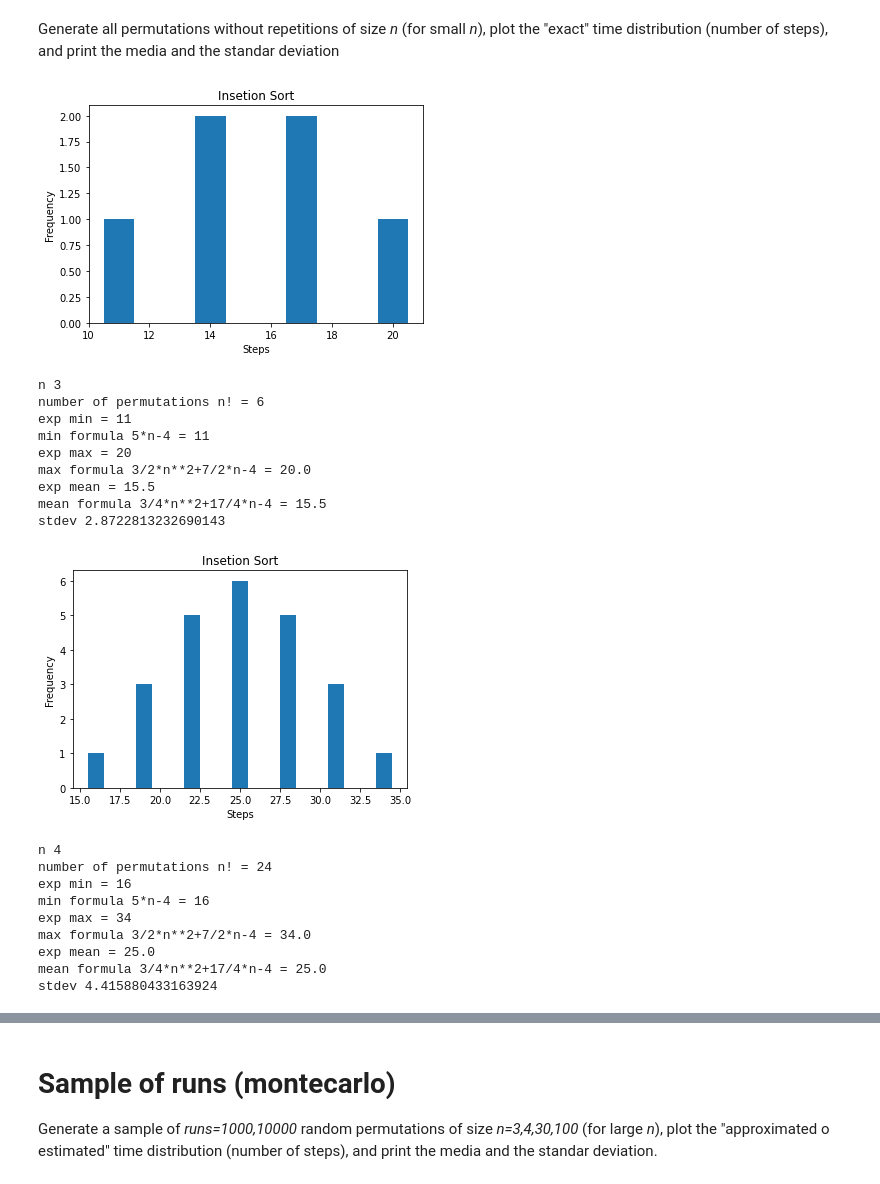
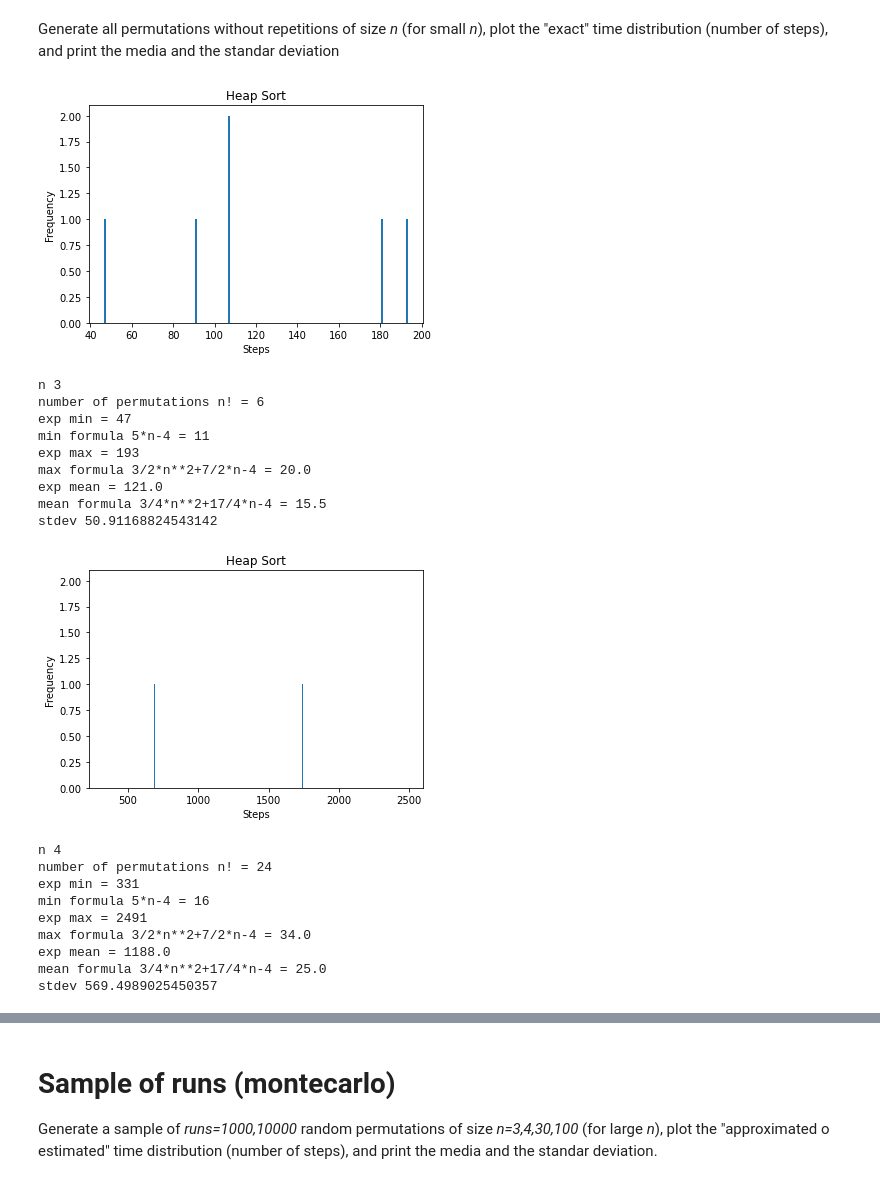
Before and after one commit to nestorsgarzonc/AlgorithmsUN2021II, a Jupyter notebook: lab11/HeapSortDistribution.ipynb, the cells around one changed output, grey strips where cells are left out. Cells and saved outputs as stored; diff of their text form; code cells hidden in the pictures.

```diff
--- a/lab11/HeapSortDistribution.ipynb
+++ b/lab11/HeapSortDistribution.ipynb
@@ -103,19 +104,19 @@ import time
 import random as rnd
 
 sizes = np.arange(1, 200, 1)
-results_insertion = []
-sizes_insertion = []
+results_heap = []
+sizes_heap = []
 for i in sizes:
     for j in range(20):
         list1 = list(range(i))
         rnd.shuffle(list1)
         tic = time.time()
-        insertion_sort(list1)
+        heap_sort(list1)
         toc = time.time()
         timesum = toc - tic
-        results_insertion.append(timesum)
-        sizes_insertion.append(i)
-plt.plot(sizes_insertion, results_insertion, 'bx', label='Insertion sort')
+        results_heap.append(timesum)
+        sizes_heap.append(i)
+plt.plot(sizes_heap, results_heap, 'bx', label='heap sort')
 plt.xlabel('Array size')
 plt.ylabel('Seconds')
 plt.legend(loc='upper left')
@@ -173,37 +174,37 @@ import time
 import random as rnd
 
 sizes = np.arange(1, 200, 1)
-results_insertion = []
-sizes_insertion = []
+results_heap = []
+sizes_heap = []
 for i in sizes:
 
     list1 = list(range(i))
     tic = time.time()
-    insertion_sort(list1)
+    heap_sort(list1)
     toc = time.time()
     timesum = toc - tic
-    results_insertion.append(timesum)
-    sizes_insertion.append(i)
+    results_heap.append(timesum)
+    sizes_heap.append(i)
 
     list1 = list(range(i, 1, -1))
     tic = time.time()
-    insertion_sort(list1)
+    heap_sort(list1)
     toc = time.time()
     timesum = toc - tic
-    results_insertion.append(timesum)
-    sizes_insertion.append(i)
+    results_heap.append(timesum)
+    sizes_heap.append(i)
 
     for j in range(20):
         list1 = list(range(i))
         rnd.shuffle(list1)
         tic = time.time()
-        insertion_sort(list1)
+        heap_sort(list1)
         toc = time.time()
         timesum = toc - tic
-        results_insertion.append(timesum)
-        sizes_insertion.append(i)
+        results_heap.append(timesum)
+        sizes_heap.append(i)
 
-plt.plot(sizes_insertion, results_insertion, 'bx', label='Insertion sort')
+plt.plot(sizes_heap, results_heap, 'bx', label='heap sort')
 plt.xlabel('Array size')
 plt.ylabel('Seconds')
 plt.legend(loc='upper left')
@@ -339,43 +340,43 @@ Generate all permutations without repetitions of size _n_ (for small _n_), plot
 # %%
 from itertools import permutations
 import matplotlib.pyplot as plt
 import numpy as np
 import math
 
 n = 3
 X = range(n)
 times = []
 
 for P in permutations(X):
-    t = insertion_sort_steps(list(P))
+    t = heap_sort_steps(list(P))
     times.append(t)
 b = np.array(range(min(times)-1, max(times)+1))+0.5
 plt.hist(times, bins=b)
-plt.title("Insetion Sort")
+plt.title("Heap Sort")
 plt.xlabel("Steps")
 plt.ylabel("Frequency")
 plt.show()
 
 print("n", n)
 print("number of permutations n! =", math.factorial(n))
 print("exp min =", min(times))
 print("min formula 5*n-4 =", 5*n-4)
 print("exp max =", max(times))
 print("max formula 3/2*n**2+7/2*n-4 =", 3/2*n**2+7/2*n-4)
 print("exp mean =", np.mean(times))
 print("mean formula 3/4*n**2+17/4*n-4 =", 3/4*n**2+17/4*n-4)
 print("stdev", np.std(times))
 # %% [output]
-[figure, old version]
+[figure, new version]
 n 3
 number of permutations n! = 6
-exp min = 11
+exp min = 47
 min formula 5*n-4 = 11
-exp max = 20
+exp max = 193
 max formula 3/2*n**2+7/2*n-4 = 20.0
-exp mean = 15.5
+exp mean = 121.0
 mean formula 3/4*n**2+17/4*n-4 = 15.5
-stdev 2.8722813232690143
+stdev 50.91168824543142
 # %%
 from itertools import permutations
 import matplotlib.pyplot as plt
@@ -387,12 +388,12 @@ X = range(n)
 times = []
 
 for P in permutations(X):
-    t = insertion_sort_steps(list(P))
+    t = heap_sort_steps(list(P))
     times.append(t)
 
 b = np.array(range(min(times)-1, max(times)+1))+0.5
 plt.hist(times, bins=b)
-plt.title("Insetion Sort")
+plt.title("Heap Sort")
 plt.xlabel("Steps")
 plt.ylabel("Frequency")
 plt.show()
@@ -407,16 +408,16 @@ print("exp mean =", np.mean(times))
 print("mean formula 3/4*n**2+17/4*n-4 =", 3/4*n**2+17/4*n-4)
 print("stdev", np.std(times))
 # %% [output]
-[figure, old version]
+[figure, new version]
 n 4
 number of permutations n! = 24
-exp min = 16
+exp min = 331
 min formula 5*n-4 = 16
-exp max = 34
+exp max = 2491
 max formula 3/2*n**2+7/2*n-4 = 34.0
-exp mean = 25.0
+exp mean = 1188.0
 mean formula 3/4*n**2+17/4*n-4 = 25.0
-stdev 4.415880433163924
+stdev 569.4989025450357
 # %%
 from itertools import permutations
 import matplotlib.pyplot as plt
```
Also changed, not shown: parts of 40 cells of this notebook.
